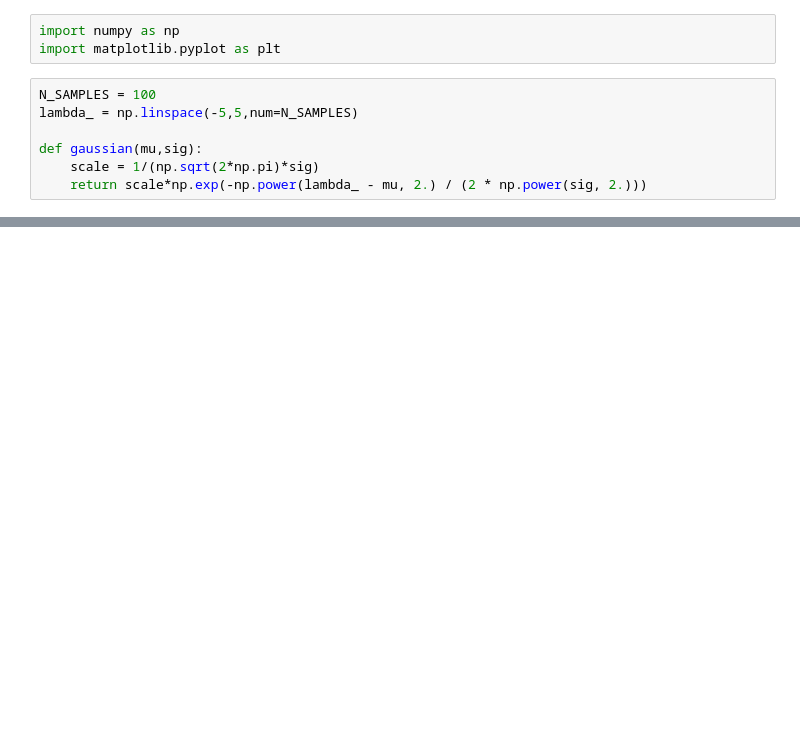
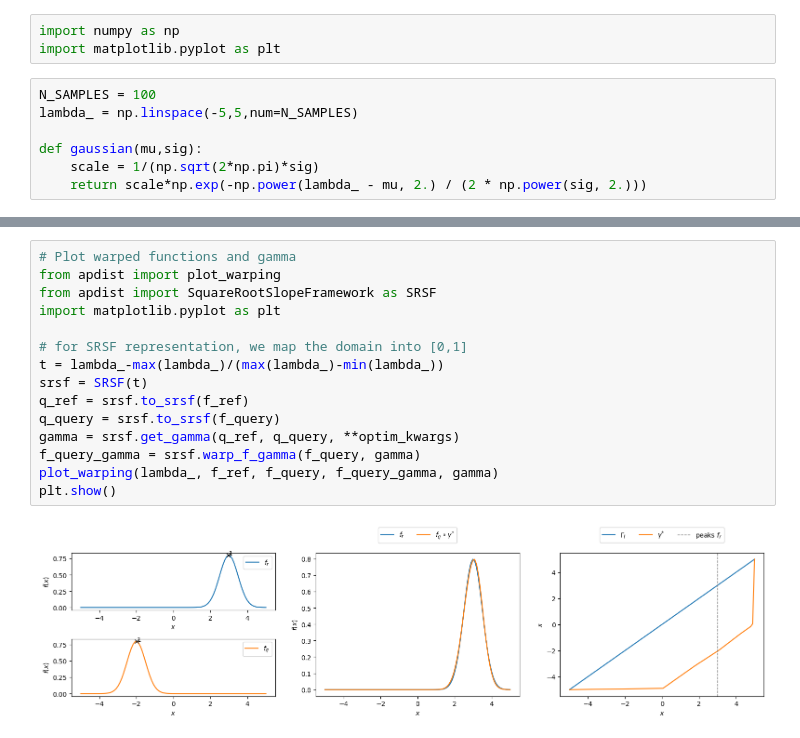
Before and after one commit to kiranvad/Amplitude-Phase-Distance, a Jupyter notebook: example.ipynb, the cells around one changed output, grey strips where cells are left out. Cells and saved outputs as stored; diff of their text form; blank space fills up the shorter version.

```diff
--- a/example.ipynb
+++ b/example.ipynb
@@ -28,0 +33,17 @@ dist(lambda_, y0, y1)
+# %%
+# Plot warped functions and gamma
+from apdist import plot_warping
+from apdist import SquareRootSlopeFramework as SRSF
+import matplotlib.pyplot as plt
+
+# for SRSF representation, we map the domain into [0,1]
+t = lambda_-max(lambda_)/(max(lambda_)-min(lambda_))
+srsf = SRSF(t)
+q_ref = srsf.to_srsf(f_ref)
+q_query = srsf.to_srsf(f_query)
+gamma = srsf.get_gamma(q_ref, q_query, **optim_kwargs)
+f_query_gamma = srsf.warp_f_gamma(f_query, gamma)
+plot_warping(lambda_, f_ref, f_query, f_query_gamma, gamma)
+plt.show()
+# %% [output]
+[figure, added]
```
Also changed, not shown: parts of 3 cells of this notebook, 7 other files.
